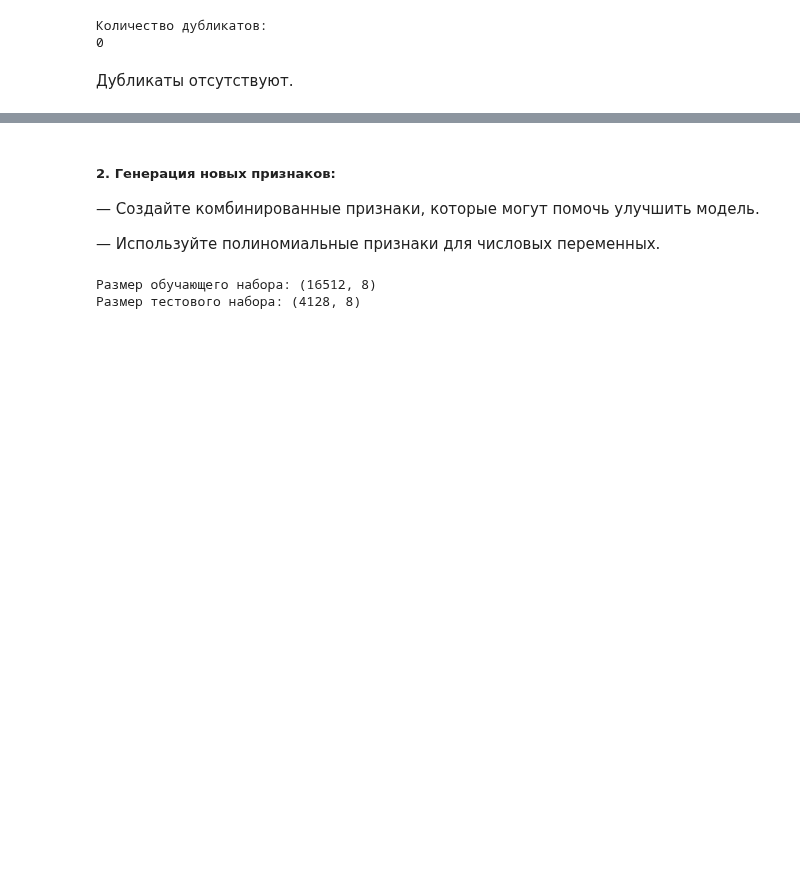
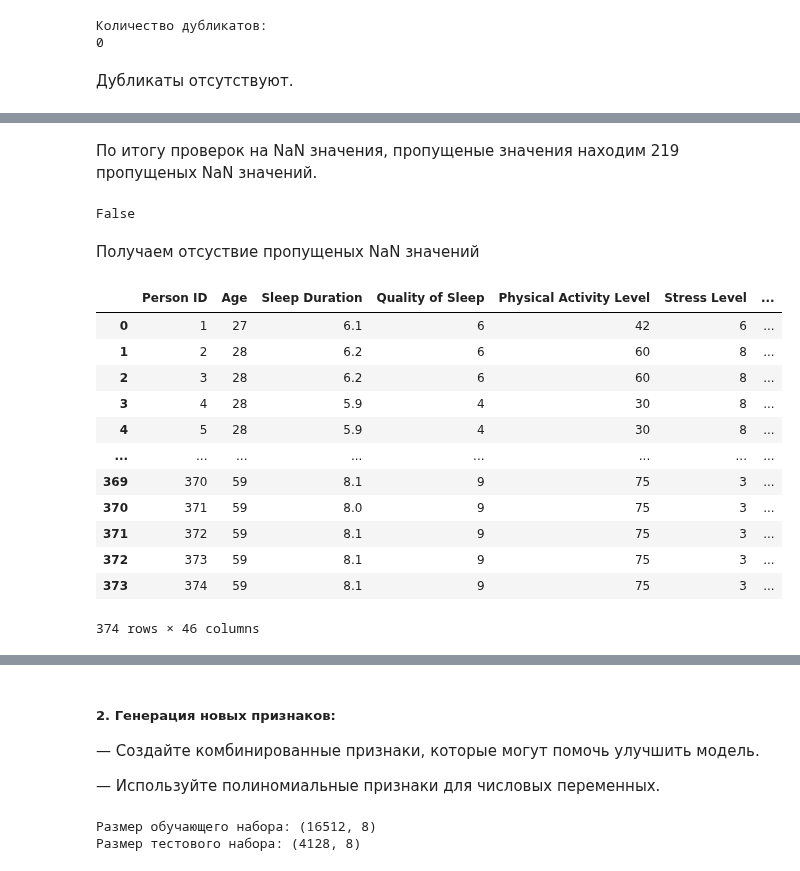
Before and after one commit to Ritorta/PythonDataBase, a Jupyter notebook: Work#8/Task_1.ipynb, the cells around one changed output, grey strips where cells are left out. Drawn from its saved outputs; the diff is of its cells as text; code cells hidden in the pictures; blank space fills up the shorter version.

```diff
--- a/Work#8/Task_1.ipynb
+++ b/Work#8/Task_1.ipynb
@@ -218,0 +259,31 @@ False
+# %% [markdown]
+По итогу проверок на NaN значения, пропущеные значения находим 219 пропущеных NaN значений.
+# %%
+# Заменяем пропущенные (NaN) значения.
+df['Sleep Disorder'] = df['Sleep Disorder'].fillna('No Disorder')
+# %%
+# Проверка на NaN значения
+df.isnull().any().any()
+# %% [output]
+False
+# %% [markdown]
+Получаем отсуствие пропущеных NaN значений
+# %%
+# One-Hot Encoding
+df_encoder = pd.get_dummies(df, columns=['Gender', 'Occupation', 'Blood Pressure', 'Sleep Disorder'], drop_first=True)
+
+df_encoder
+# %% [output]
+|  | Person ID | Age | Sleep Duration | Quality of Sleep | Physical Activity Level | Stress Level | ... |
+| 0 | 1 | 27 | 6.1 | 6 | 42 | 6 | ... |
+| 1 | 2 | 28 | 6.2 | 6 | 60 | 8 | ... |
+| 2 | 3 | 28 | 6.2 | 6 | 60 | 8 | ... |
+| 3 | 4 | 28 | 5.9 | 4 | 30 | 8 | ... |
+| 4 | 5 | 28 | 5.9 | 4 | 30 | 8 | ... |
+| ... | ... | ... | ... | ... | ... | ... | ... |
+| 369 | 370 | 59 | 8.1 | 9 | 75 | 3 | ... |
+| 370 | 371 | 59 | 8.0 | 9 | 75 | 3 | ... |
+| 371 | 372 | 59 | 8.1 | 9 | 75 | 3 | ... |
+| 372 | 373 | 59 | 8.1 | 9 | 75 | 3 | ... |
+| 373 | 374 | 59 | 8.1 | 9 | 75 | 3 | ... |
+374 rows × 46 columns
```
Also changed, not shown: parts of 17 cells of this notebook.
